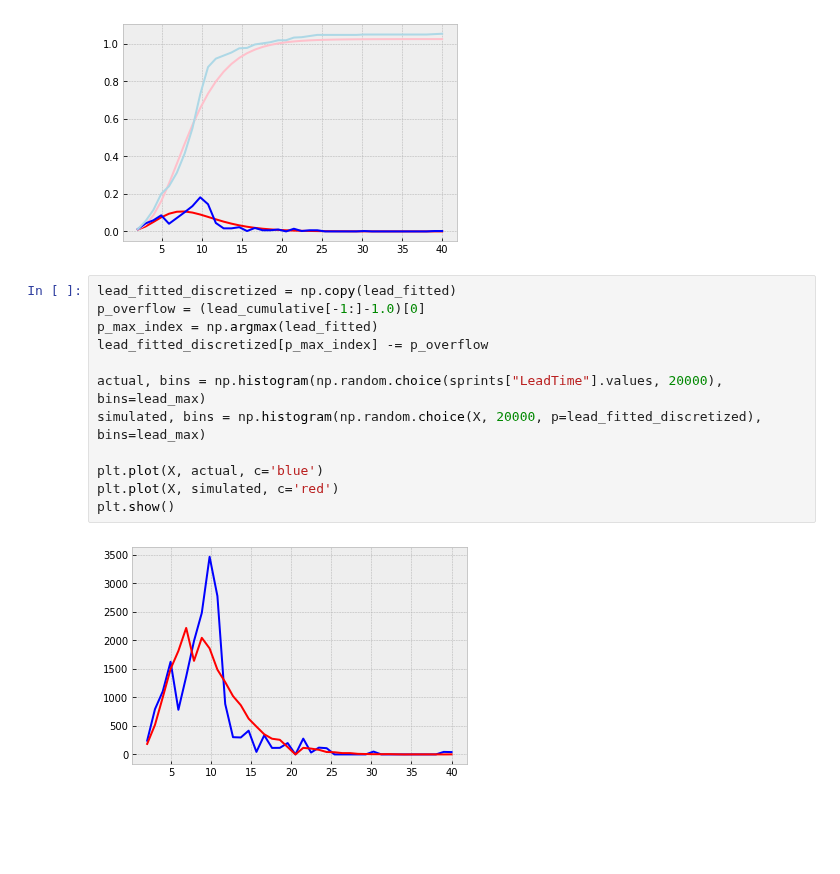
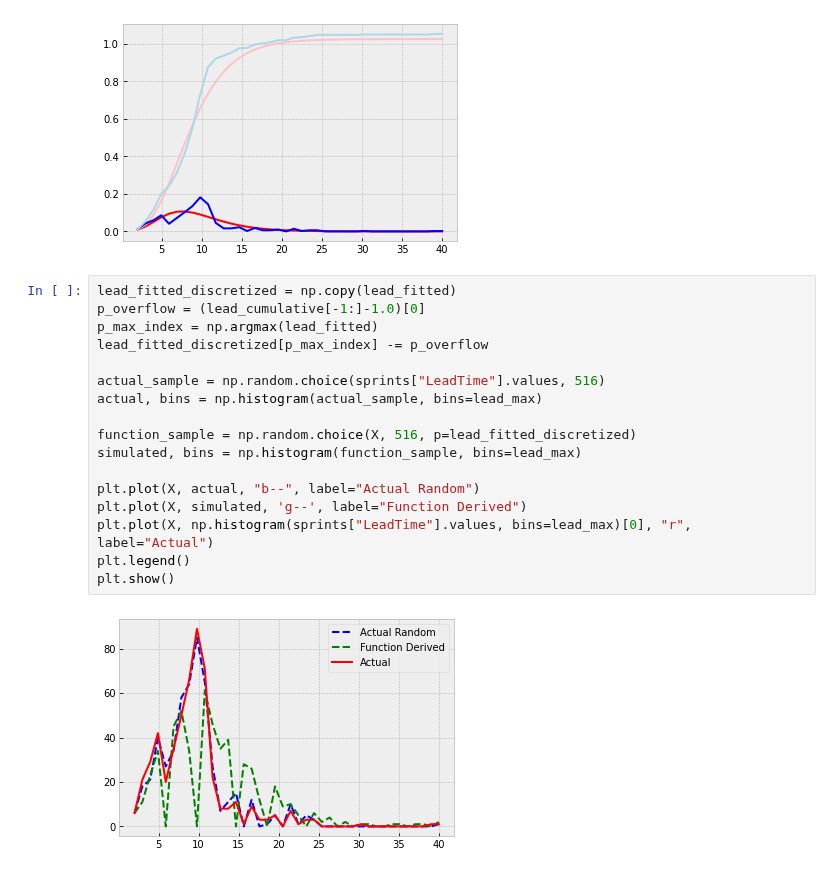
Before and after one commit to zkavtaskin/Lead-Time-Driven-Delivery-Simulation, a Jupyter notebook: Notebook/LittlePower.ipynb, the cells around one changed output. Drawn from its saved outputs; the diff is of its cells as text; blank space fills up the shorter version.

Commit message:
p-value test

```diff
--- a/Notebook/LittlePower.ipynb
+++ b/Notebook/LittlePower.ipynb
@@ -224,14 +233,19 @@ plt.show()
 # %%
 lead_fitted_discretized = np.copy(lead_fitted)
 p_overflow = (lead_cumulative[-1:]-1.0)[0]
 p_max_index = np.argmax(lead_fitted)
 lead_fitted_discretized[p_max_index] -= p_overflow
 
-actual, bins = np.histogram(np.random.choice(sprints["LeadTime"].values, 20000), bins=lead_max)
-simulated, bins = np.histogram(np.random.choice(X, 20000, p=lead_fitted_discretized), bins=lead_max)
+actual_sample = np.random.choice(sprints["LeadTime"].values, 516)
+actual, bins = np.histogram(actual_sample, bins=lead_max)
 
-plt.plot(X, actual, c='blue')
-plt.plot(X, simulated, c='red')
+function_sample = np.random.choice(X, 516, p=lead_fitted_discretized)
+simulated, bins = np.histogram(function_sample, bins=lead_max)
+
+plt.plot(X, actual, "b--", label="Actual Random")
+plt.plot(X, simulated, 'g--', label="Function Derived")
+plt.plot(X, np.histogram(sprints["LeadTime"].values, bins=lead_max)[0], "r", label="Actual")
+plt.legend()
 plt.show()
 # %% [output]
-[figure, old version]
+[figure, new version]
```
Also changed, not shown: parts of 4 cells of this notebook.
